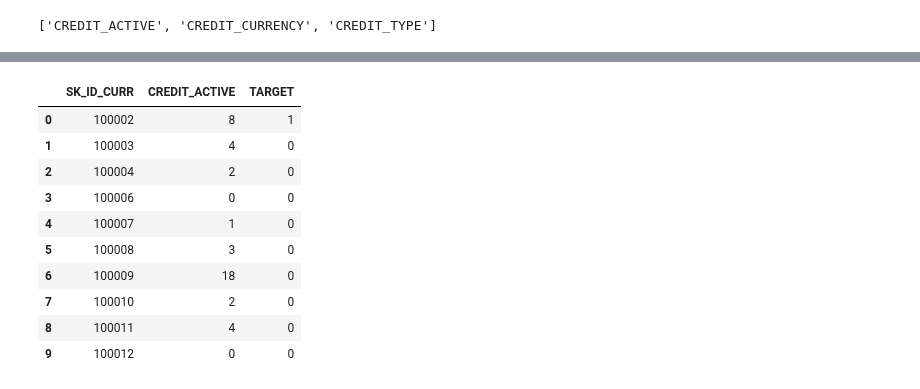
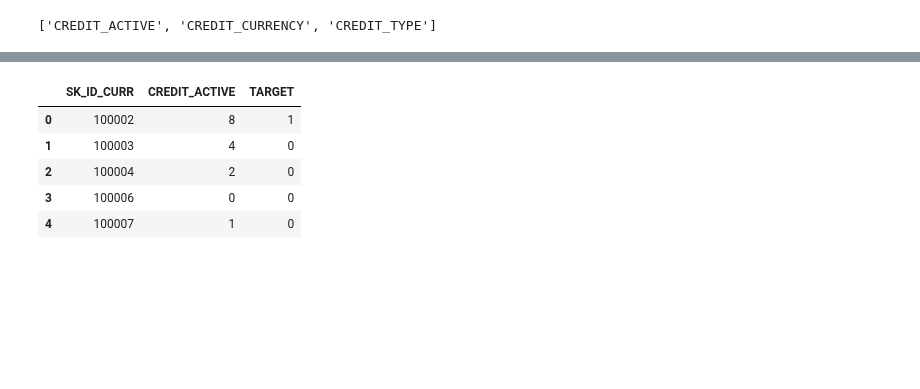
Before and after one commit to zahid1202/Credit_Default_Risk, a Jupyter notebook: Features_Engineering.ipynb, the cells around one changed output, grey strips where cells are left out. Drawn from its saved outputs; the diff is of its cells as text; code cells hidden in the pictures; blank space fills up the shorter version.

```diff
--- a/Features_Engineering.ipynb
+++ b/Features_Engineering.ipynb
@@ -84,14 +84,3 @@ def reduce_mem(df):
     print('Decreased by {:.1f}%'.format(100 * (start_mem - end_mem) / start_mem))
 
     return df
-# %%
-train = pd.read_csv("DataSet/application_train.csv")
-test = pd.read_csv("DataSet/application_test.csv")
-test = reduce_mem(test)
-train = reduce_mem(train)
-bureau_balance = pd.read_csv("DataSet/bureau_balance.csv")
-credit_card_balance = pd.read_csv("DataSet/credit_card_balance.csv")
-bureau = pd.read_csv("DataSet/bureau.csv")
-bureau_balance = reduce_mem(bureau_balance)
-credit_card_balance = reduce_mem(credit_card_balance)
-bureau = reduce_mem(bureau)
@@ -113,0 +113,11 @@ Decreased by 49.3%
+# %%
+# applying the reduce_mem function
+test = reduce_mem(application_test)
+HomeCredit_columns_description = reduce_mem(HomeCredit_columns_description )
+POS_CASH_balance = reduce_mem(POS_CASH_balance)
+credit_card_balance = reduce_mem(credit_card_balance)
+installments_payments = reduce_mem(installments_payments)
+train = reduce_mem(application_train)
+bureau= reduce_mem(bureau)
+previous_application = reduce_mem(previous_application )
+bureau_balance = reduce_mem(bureau_balance)
@@ -218,24 +288,19 @@ Name: CREDIT_TYPE, dtype: int64
 # %%
 # Exploring the column the credit_active column and its relationship with the target column
 bureau_credit_active = bureau_train.groupby("SK_ID_CURR")["CREDIT_ACTIVE"].count().reset_index()
 #Extracting the target column as a dataframe
 target = train[["SK_ID_CURR","TARGET"]]
 # Adding the target colun to the bureau_credit_active
 bureau_credit_active = pd.merge(bureau_credit_active,target, how ="left" , on = "SK_ID_CURR")
 # Visualizing the corrlation between the number of accounts active under credit_active and target feature.
-bureau_credit_active.rename()
+bureau_credit_active.head()
 # %% [output]
 |  | SK_ID_CURR | CREDIT_ACTIVE | TARGET |
 | 0 | 100002 | 8 | 1 |
 | 1 | 100003 | 4 | 0 |
 | 2 | 100004 | 2 | 0 |
 | 3 | 100006 | 0 | 0 |
 | 4 | 100007 | 1 | 0 |
-| 5 | 100008 | 3 | 0 |
-| 6 | 100009 | 18 | 0 |
-| 7 | 100010 | 2 | 0 |
-| 8 | 100011 | 4 | 0 |
-| 9 | 100012 | 0 | 0 |
 # %%
 # Here I am grouping by the number of CREDIT_ACTIVE and aggregating target columns by count and sum.
 # The count column tells us how many observations for a particular credit type
```
Also changed, not shown: parts of 32 cells of this notebook.
